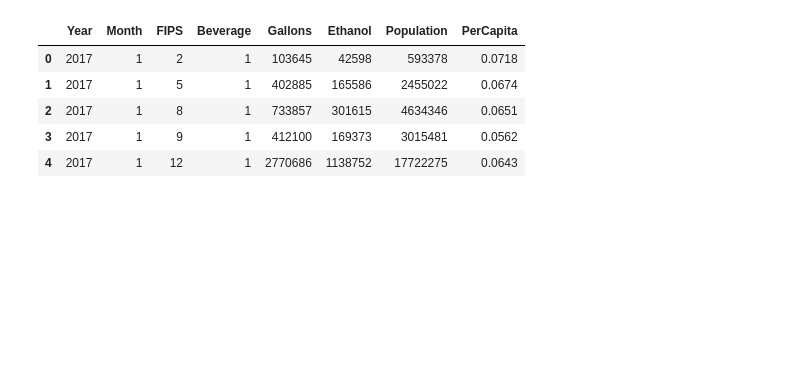
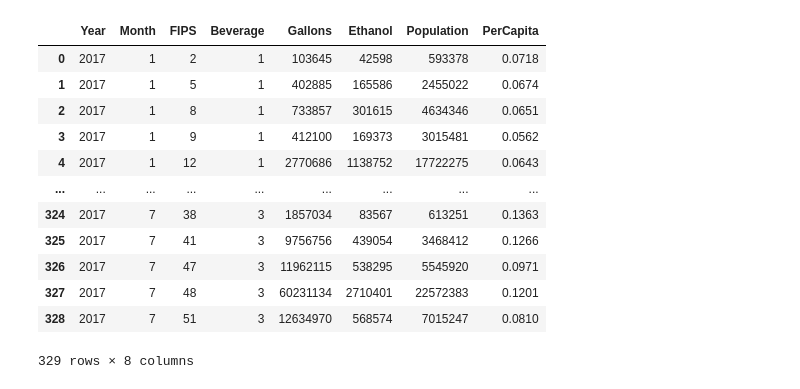
Before and after one commit to teresaflicek/Covid19-Societal-Impacts, a Jupyter notebook: AlcoholSalesDuringCovid.ipynb, the cells around one changed output. Saved outputs shown, nothing was run; the diff lists cells and outputs as text; code cells hidden in the pictures; blank space fills up the shorter version.

```diff
--- a/AlcoholSalesDuringCovid.ipynb
+++ b/AlcoholSalesDuringCovid.ipynb
@@ -76,10 +38,9 @@ TypeError: 'Series' objects are mutable, thus they cannot be hashed
 # %%
 #read alcohol sales file from niaaa
-alc_sales_df = pd.read_csv("alcsales_June2020.csv")
+alc_sales_df = pd.read_csv("alcsales_July2020.csv")
 
 #converting the FIPS column to string as those numbers are labels for states not integers
 alc_sales_df['FIPS'] = alc_sales_df['FIPS'].apply(str)
-
 
 alc_sales_df.set_index('FIPS')
 
@@ -103,17 +64,20 @@ alc_sales_df.set_index('FIPS')
 # %%
 #year 2017 df
-df17 = alc_sales_df[(alc_sales_df.Year == 2017) & (alc_sales_df.Month <= 6)]
-
-#delete 2 empty rows
-del df17['PerCapita3yr']
-del df17['PctChange']
+df17 = alc_sales_df[(alc_sales_df.Year == 2017) & (alc_sales_df.Month <= 7)]
 
 #display dataframe
-df17.head()
+df17
 # %% [output]
 |  | Year | Month | FIPS | Beverage | Gallons | Ethanol | Population | PerCapita |
 | 0 | 2017 | 1 | 2 | 1 | 103645 | 42598 | 593378 | 0.0718 |
 | 1 | 2017 | 1 | 5 | 1 | 402885 | 165586 | 2455022 | 0.0674 |
 | 2 | 2017 | 1 | 8 | 1 | 733857 | 301615 | 4634346 | 0.0651 |
 | 3 | 2017 | 1 | 9 | 1 | 412100 | 169373 | 3015481 | 0.0562 |
 | 4 | 2017 | 1 | 12 | 1 | 2770686 | 1138752 | 17722275 | 0.0643 |
+| ... | ... | ... | ... | ... | ... | ... | ... | ... |
+| 324 | 2017 | 7 | 38 | 3 | 1857034 | 83567 | 613251 | 0.1363 |
+| 325 | 2017 | 7 | 41 | 3 | 9756756 | 439054 | 3468412 | 0.1266 |
+| 326 | 2017 | 7 | 47 | 3 | 11962115 | 538295 | 5545920 | 0.0971 |
+| 327 | 2017 | 7 | 48 | 3 | 60231134 | 2710401 | 22572383 | 0.1201 |
+| 328 | 2017 | 7 | 51 | 3 | 12634970 | 568574 | 7015247 | 0.0810 |
+329 rows × 8 columns
```
Also changed, not shown: parts of 21 cells of this notebook, 2 other files.
